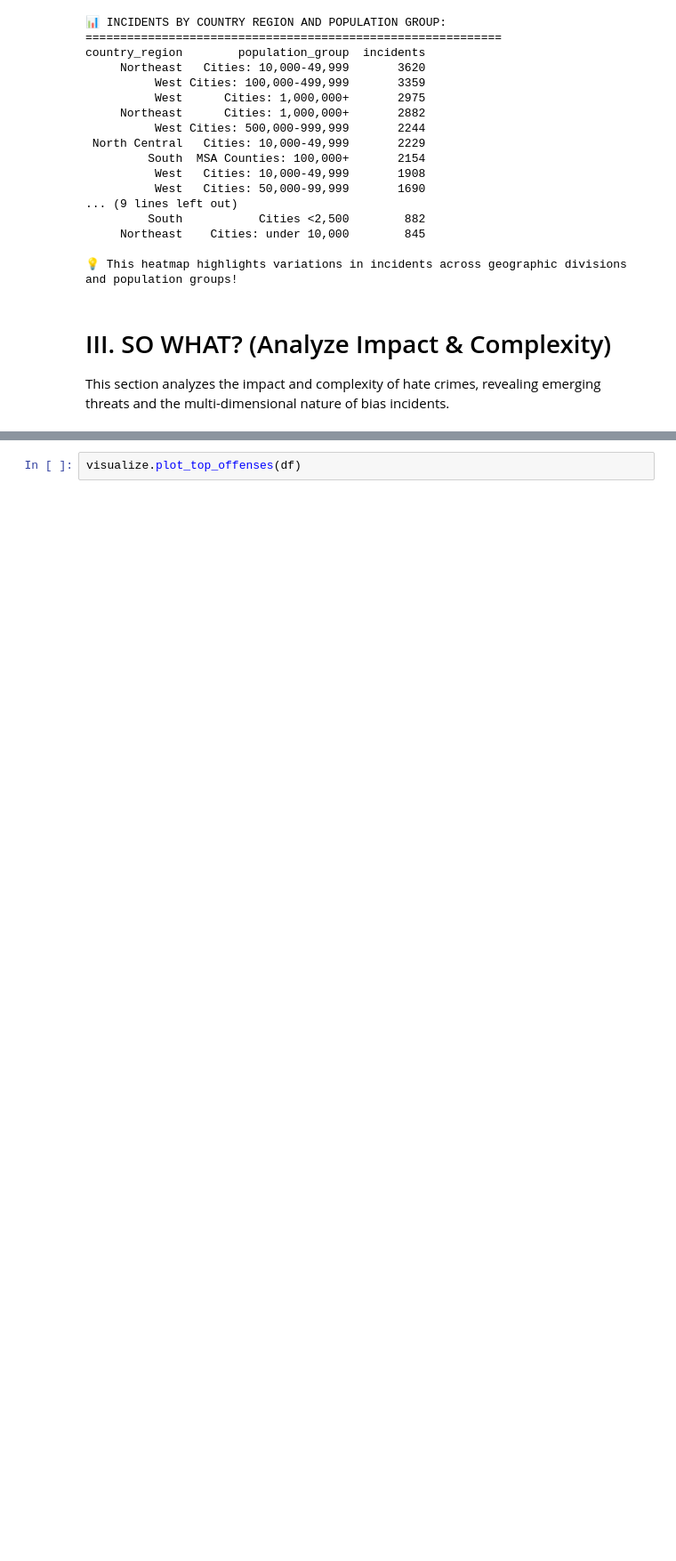
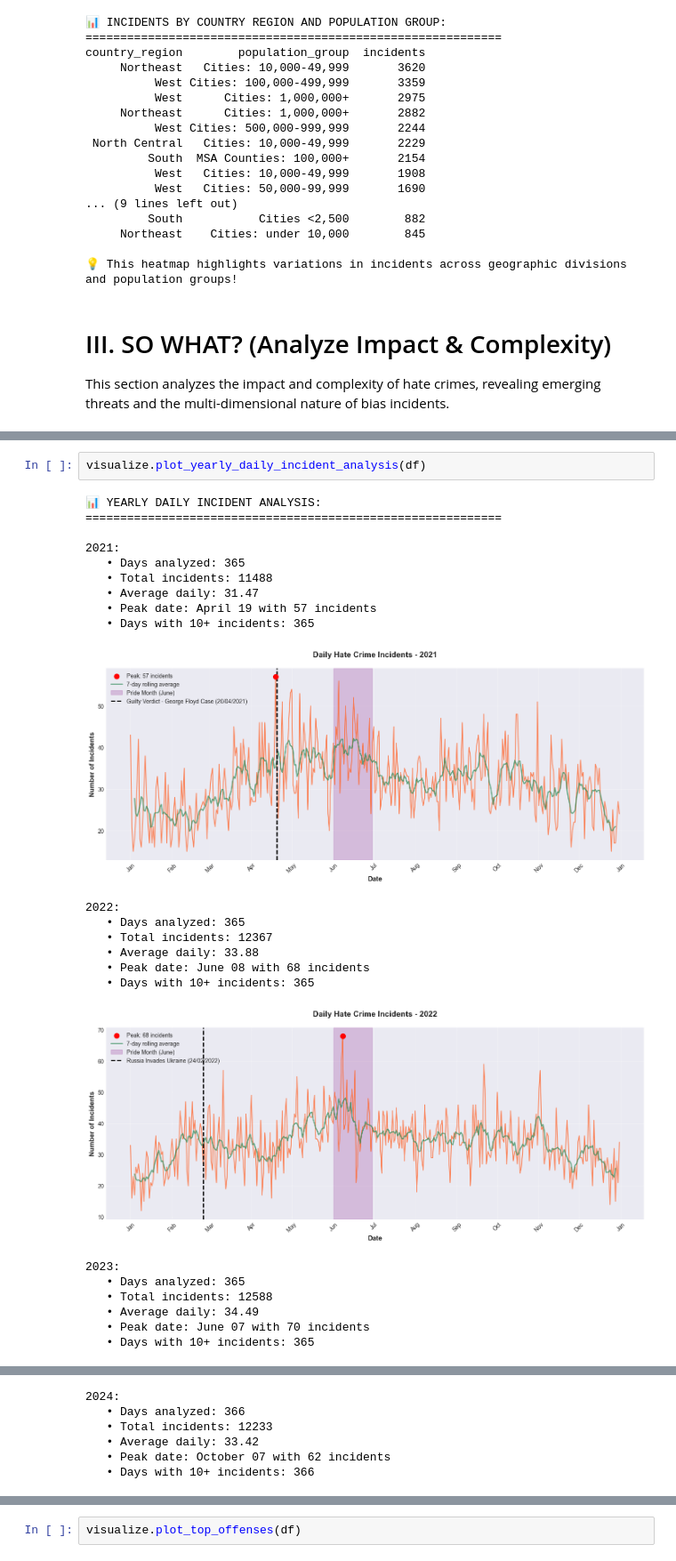
Before and after one commit to yamik1ra/DPnV_Group5_DSEB, a Jupyter notebook: notebooks/storytelling.ipynb, the cells around one changed output, grey strips where cells are left out. Shown at 89% size. Saved outputs shown, nothing was run; the diff lists cells and outputs as text; blank space fills up the shorter version.

Commit message:
Update yearly incidents timeline and events flag

```diff
--- a/notebooks/storytelling.ipynb
+++ b/notebooks/storytelling.ipynb
@@ -439,0 +443,26 @@ This section analyzes the impact and complexity of hate crimes, revealing emergi
+# %%
+visualize.plot_yearly_daily_incident_analysis(df)
+# %% [output]
+📊 YEARLY DAILY INCIDENT ANALYSIS:
+============================================================
+
+2021:
+   • Days analyzed: 365
+   • Total incidents: 11488
+   • Average daily: 31.47
+   • Peak date: April 19 with 57 incidents
+   • Days with 10+ incidents: 365
+[figure, added]
+2022:
+   • Days analyzed: 365
+   • Total incidents: 12367
+   • Average daily: 33.88
+   • Peak date: June 08 with 68 incidents
+   • Days with 10+ incidents: 365
+[figure, added]
+2023:
+   • Days analyzed: 365
+   • Total incidents: 12588
+   • Average daily: 34.49
+   • Peak date: June 07 with 70 incidents
+   • Days with 10+ incidents: 365
@@ -439,0 +470,6 @@ This section analyzes the impact and complexity of hate crimes, revealing emergi
+2024:
+   • Days analyzed: 366
+   • Total incidents: 12233
+   • Average daily: 33.42
+   • Peak date: October 07 with 62 incidents
+   • Days with 10+ incidents: 366
```
Also changed, not shown: parts of 11 cells of this notebook.
